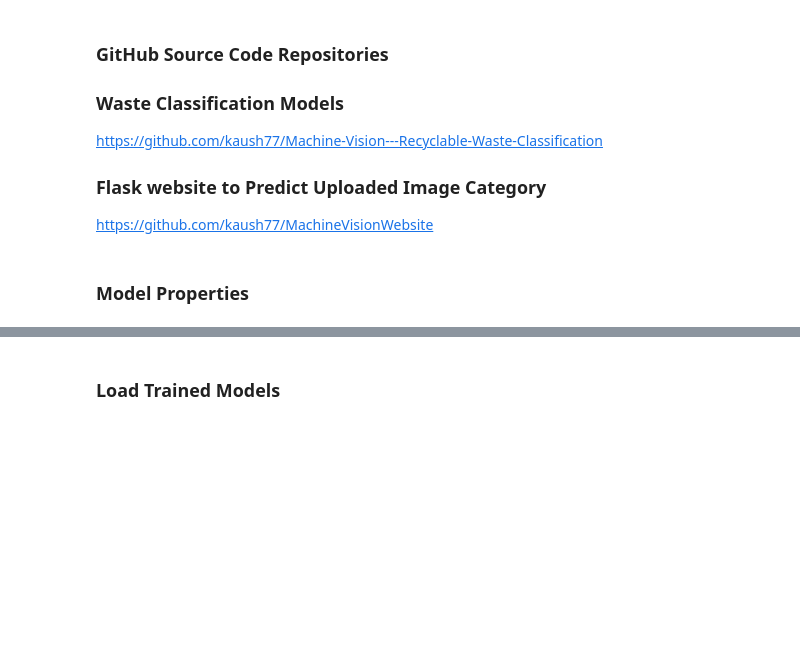
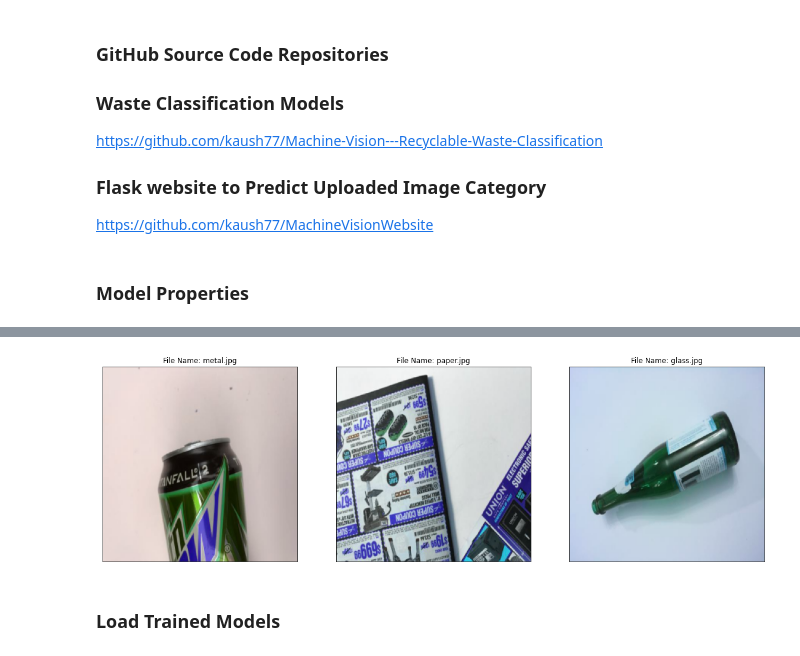
Before and after one commit to kaush77/Machine-Vision---Recyclable-Waste-Classification, a Jupyter notebook: LiveImageCategorization.ipynb, the cells around one changed output, grey strips where cells are left out. Saved outputs shown, nothing was run; the diff lists cells and outputs as text; code cells hidden in the pictures; blank space fills up the shorter version.

```diff
--- a/LiveImageCategorization.ipynb
+++ b/LiveImageCategorization.ipynb
@@ -51,3 +51,23 @@ image_list
+# %%
+def plot_image(nrows, ncols,image_list):
+
+    fig, axes = plt.subplots(nrows, ncols,figsize=(20, 13))
+    rs = np.random.choice(len(image_list),nrows*ncols,replace=False)
+
+    for i, ax in zip(rs, axes.flat):
+        img = cv2.imread(os.path.join(TestImageDirectory, image_list[i]))
+        img = cv2.resize(img, (IMAGE_SIZE[0], IMAGE_SIZE[1]))
+
+        title = 'File Name: %s' % (image_list[i])
+        ax.imshow(img, cmap='binary')
+        ax.set_title(title)
+
+        ax.set_xticks([])
+        ax.set_yticks([])
+
+plot_image(num_rows, num_cols,image_list);
+# %% [output]
+[figure, added]
 # %% [markdown]
 ### Load Trained Models
 # %% [markdown]
```
Also changed, not shown: parts of 6 cells of this notebook.
